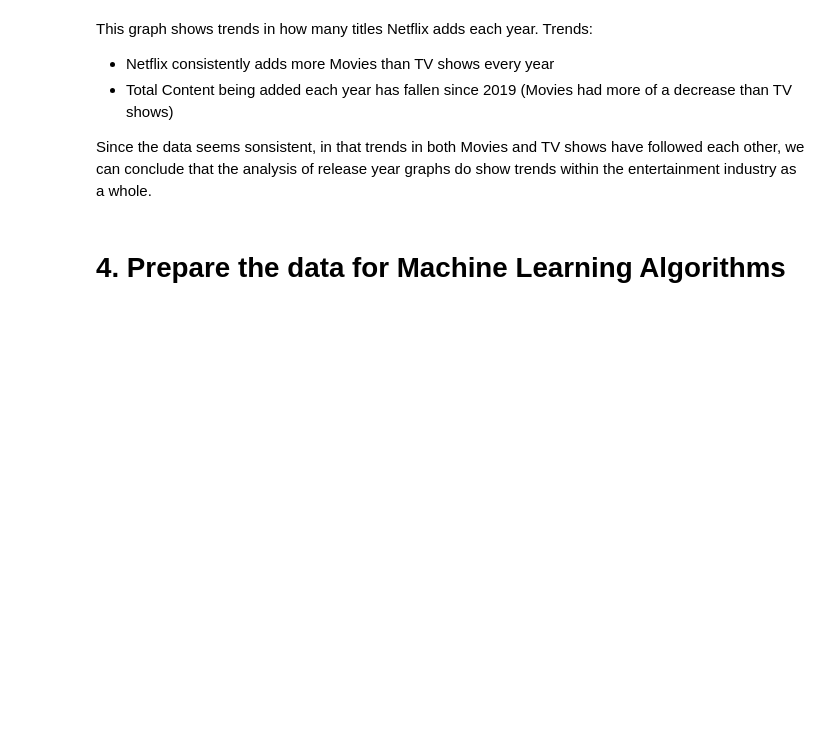
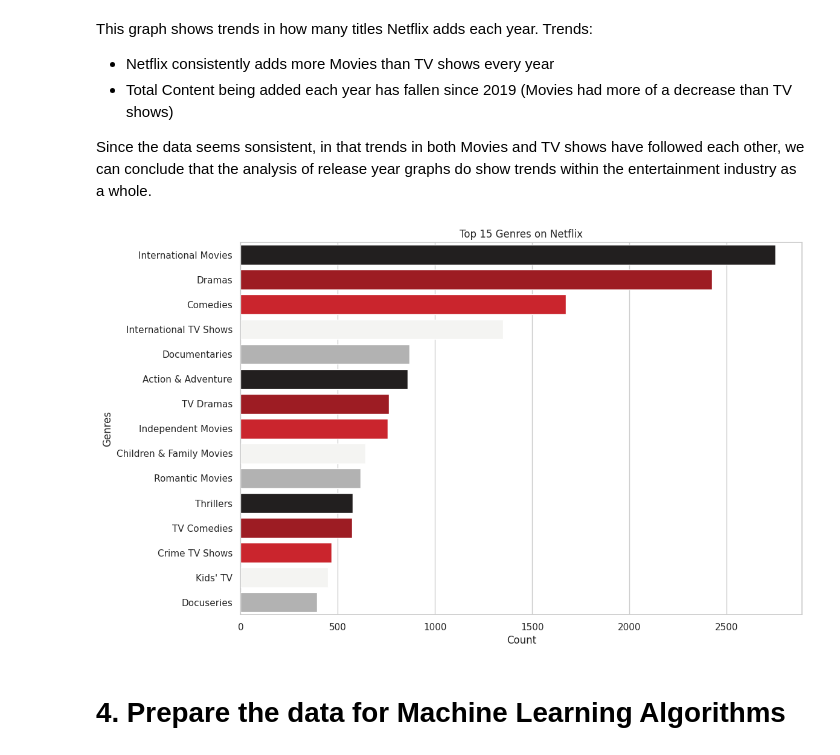
Before and after one commit to samincgs/netflix-show-release-trend-analysis, a Jupyter notebook: Updated-final-project.ipynb, the cells around one changed output. Drawn from its saved outputs; the diff is of its cells as text; code cells hidden in the pictures; blank space fills up the shorter version.

```diff
--- a/Updated-final-project.ipynb
+++ b/Updated-final-project.ipynb
@@ -438,6 +437,21 @@ This graph shows trends in how many titles Netflix adds each year. Trends:
 - Total Content being added each year has fallen since 2019 (Movies had more of a decrease than TV shows)
 
 Since the data seems sonsistent, in that trends in both Movies and TV shows have followed each other, we can conclude that the analysis of release year graphs do show trends within the entertainment industry as a whole.
+# %%
+genres_count = netflix_data['listed_in'].str.split(', ').explode().value_counts() # Extract and count unique genres
+top_genres = genres_count.head(15) # Select top 15 genres
+netflix_palette = ['#221f1f', '#b20710', '#e50914', '#f5f5f1', '#b2b2b2']
+
+#plotting the top 15 genres
+plt.figure(figsize=(12, 8))
+sns.barplot(y=top_genres.index, x=top_genres.values, palette=netflix_palette)
+#label of the graph
+plt.xlabel('Count')
+plt.ylabel('Genres')
+plt.title('Top 15 Genres on Netflix')
+plt.show()
+# %% [output]
+[figure, added]
 # %% [markdown]
 # 4. Prepare the data for Machine Learning Algorithms
 # %%
```
Also changed, not shown: parts of 2 cells of this notebook.
